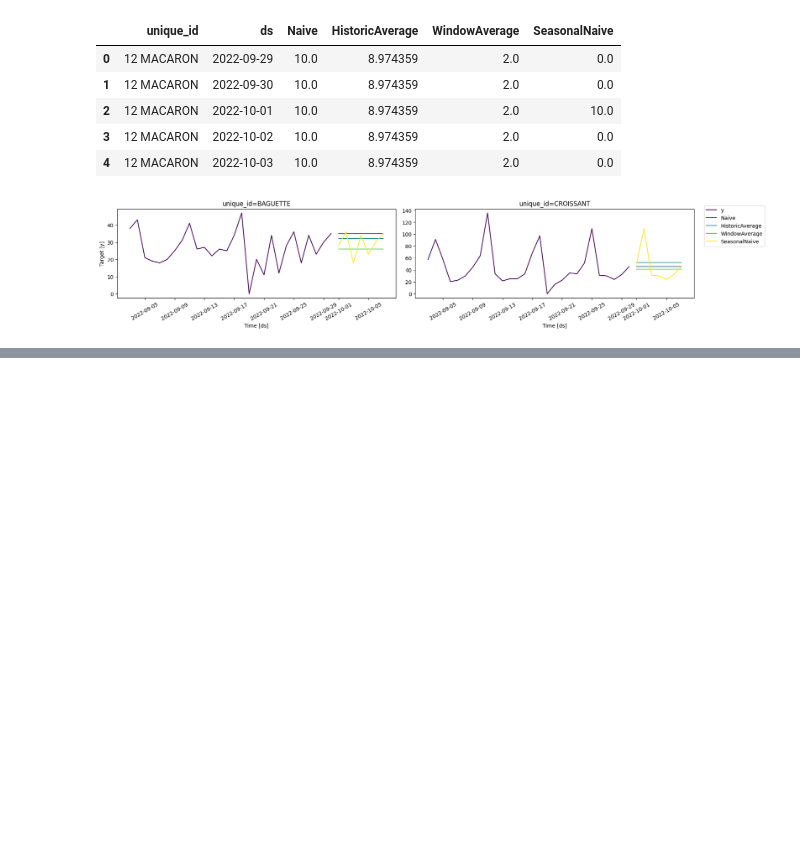
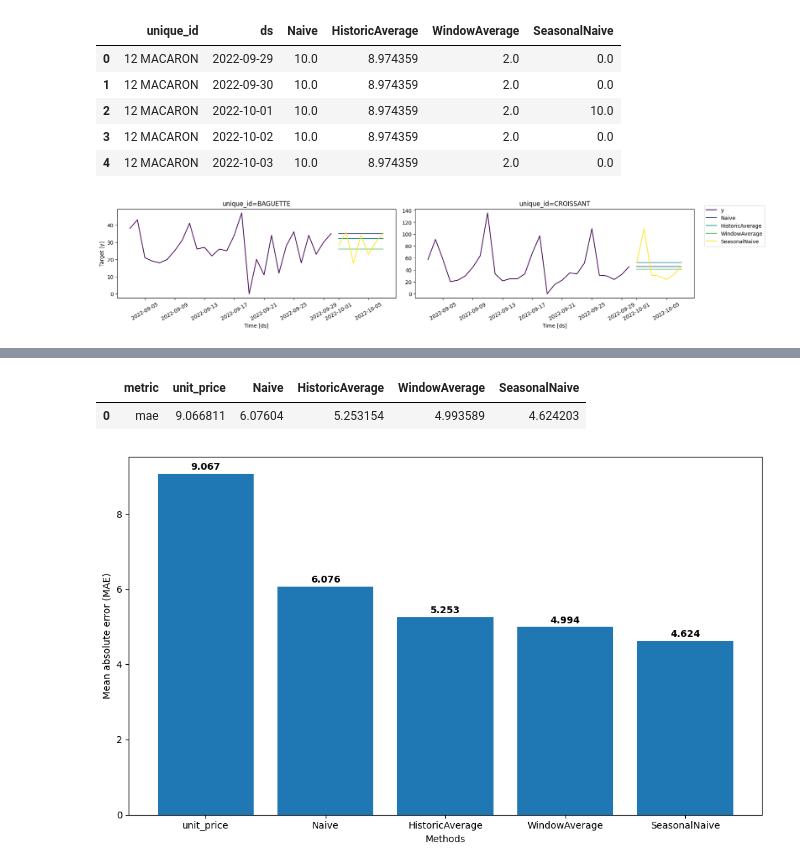
Before and after one commit to rammohanreddi/forcasting_sales, a Jupyter notebook: forcasting_stats.ipynb, the cells around one changed output, grey strips where cells are left out. Drawn from its saved outputs; the diff is of its cells as text; code cells hidden in the pictures; blank space fills up the shorter version.

Commit message:
metrics_added

```diff
--- a/forcasting_stats.ipynb
+++ b/forcasting_stats.ipynb
@@ -124,0 +127,13 @@ plot_series(
+# %%
+test = sales.groupby("unique_id").tail(7)
+train = sales.drop(test.index).reset_index(drop=True)
+sf.fit(df=train)
+
+preds = sf.predict(h=horizon)
+
+eval_df = pd.merge(test, preds, 'left', ['ds', 'unique_id'])
+evaluation = evaluate(
+    eval_df,
+    metrics=[mae],
+)
+evaluation.head()
@@ -124,0 +147,23 @@ plot_series(
+# %%
+evaluation = evaluation.drop(['unique_id'], axis=1).groupby('metric').mean().reset_index()
+evaluation
+# %% [output]
+|  | metric | unit_price | Naive | HistoricAverage | WindowAverage | SeasonalNaive |
+| 0 | mae | 9.066811 | 6.07604 | 5.253154 | 4.993589 | 4.624203 |
+# %%
+methods = evaluation.columns[1:].tolist()
+values = evaluation.iloc[0, 1:].tolist()
+plt.figure(figsize=(10, 6))
+bars = plt.bar(methods, values)
+
+for bar, value in zip(bars, values):
+    plt.text(bar.get_x() + bar.get_width()/2, bar.get_height() + 0.05,
+             f'{value:.3f}', ha='center', va='bottom', fontweight='bold')
+
+plt.xlabel('Methods')
+plt.ylabel('Mean absolute error (MAE)')
+plt.tight_layout()
+
+plt.show()
+# %% [output]
+[figure, added]
```
Also changed, not shown: parts of 2 cells of this notebook, 1 other file.
